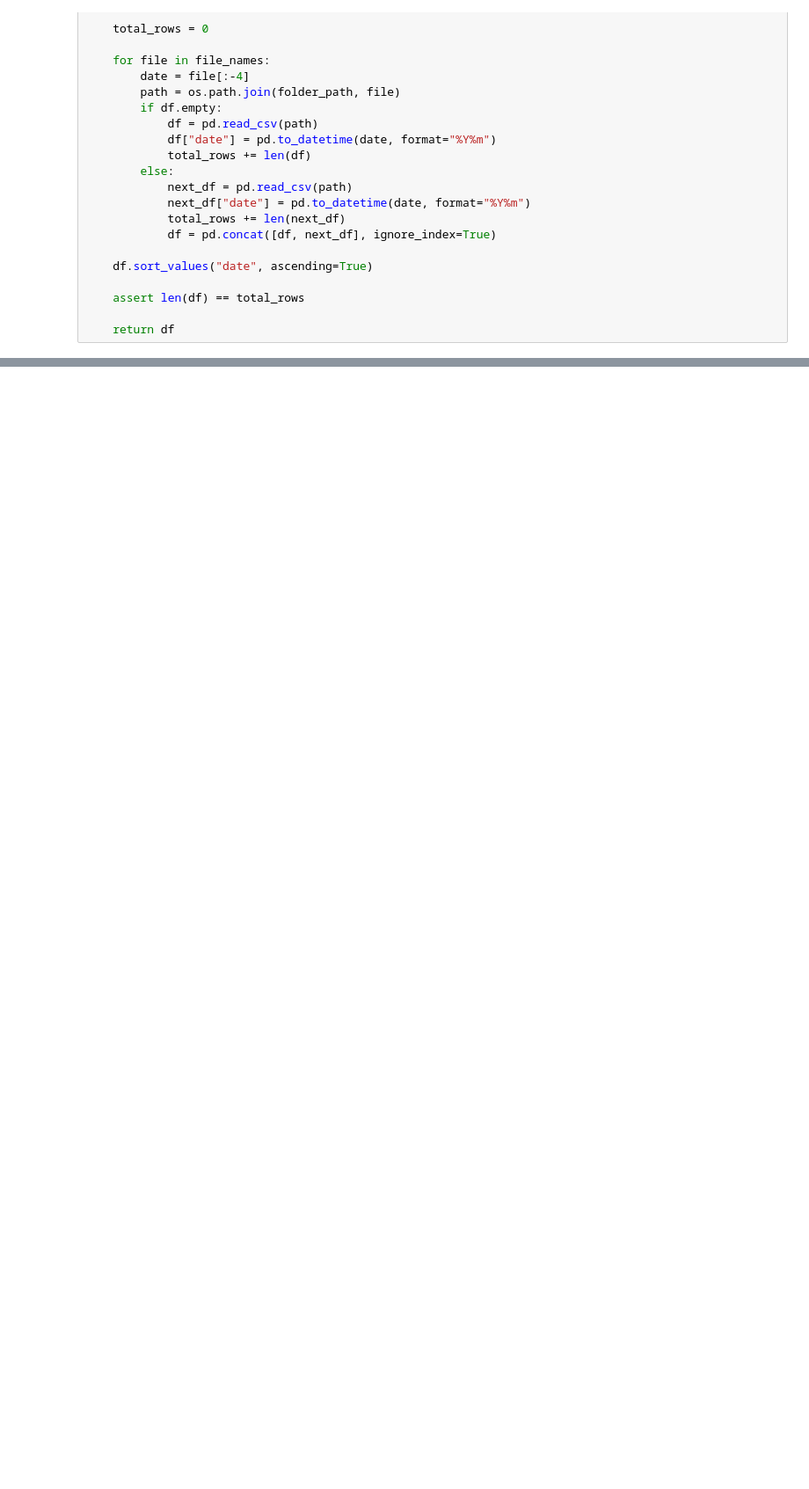
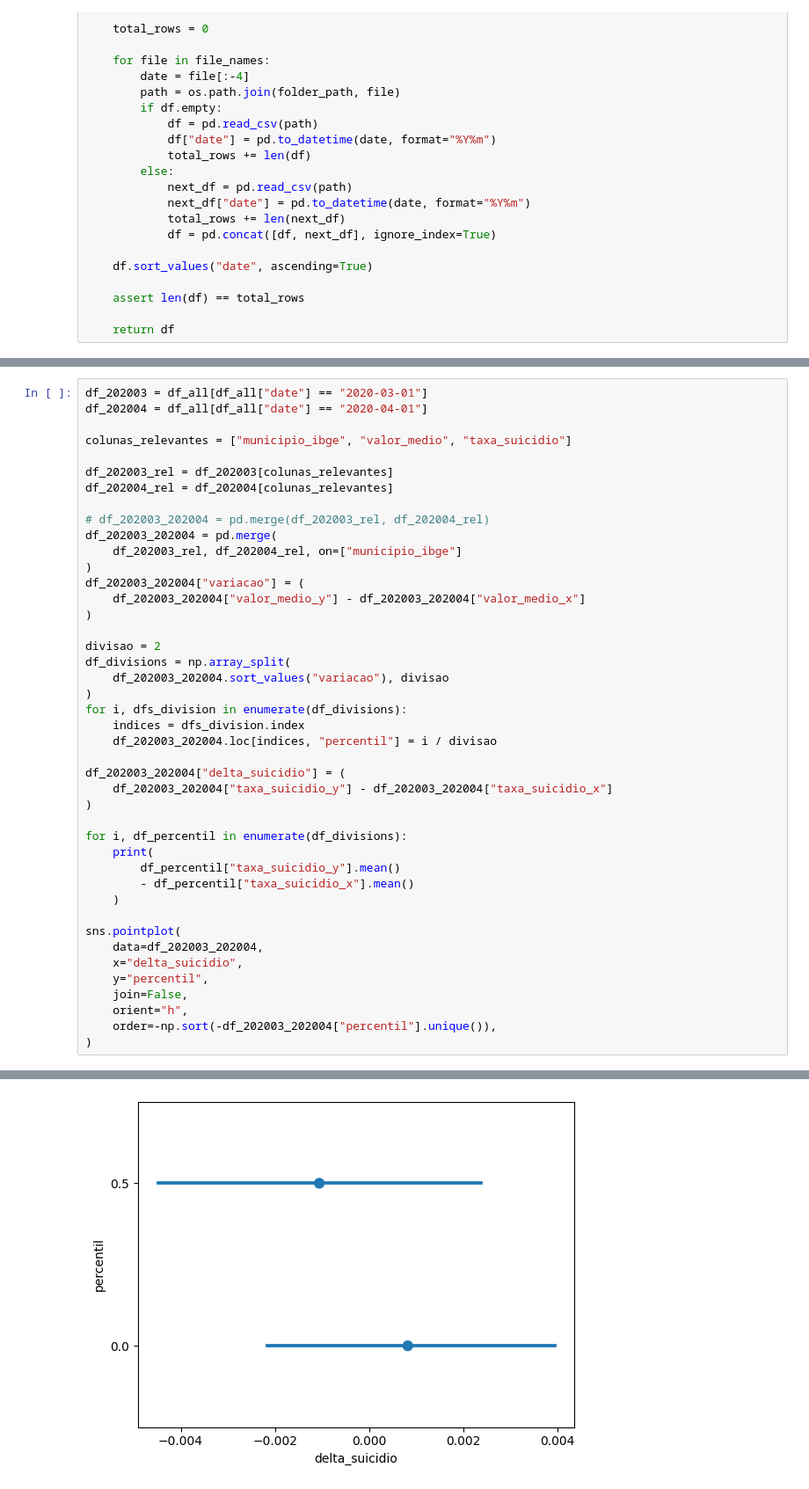
Before and after one commit to dlotter/monografia, a Jupyter notebook: exploratoria.ipynb, the cells around one changed output, grey strips where cells are left out. Shown at 88% size. Cells and saved outputs as stored; diff of their text form; blank space fills up the shorter version.

```diff
--- a/exploratoria.ipynb
+++ b/exploratoria.ipynb
@@ -82,0 +161,44 @@ print(data[data['date'] == '2020-10-01']['beneficiarios_auxilio_emergencial'][38
+# %%
+df_202003 = df_all[df_all["date"] == "2020-03-01"]
+df_202004 = df_all[df_all["date"] == "2020-04-01"]
+
+colunas_relevantes = ["municipio_ibge", "valor_medio", "taxa_suicidio"]
+
+df_202003_rel = df_202003[colunas_relevantes]
+df_202004_rel = df_202004[colunas_relevantes]
+
+# df_202003_202004 = pd.merge(df_202003_rel, df_202004_rel)
+df_202003_202004 = pd.merge(
+    df_202003_rel, df_202004_rel, on=["municipio_ibge"]
+)
+df_202003_202004["variacao"] = (
+    df_202003_202004["valor_medio_y"] - df_202003_202004["valor_medio_x"]
+)
+
+divisao = 2
+df_divisions = np.array_split(
+    df_202003_202004.sort_values("variacao"), divisao
+)
+for i, dfs_division in enumerate(df_divisions):
+    indices = dfs_division.index
+    df_202003_202004.loc[indices, "percentil"] = i / divisao
+
+df_202003_202004["delta_suicidio"] = (
+    df_202003_202004["taxa_suicidio_y"] - df_202003_202004["taxa_suicidio_x"]
+)
+
+for i, df_percentil in enumerate(df_divisions):
+    print(
+        df_percentil["taxa_suicidio_y"].mean()
+        - df_percentil["taxa_suicidio_x"].mean()
+    )
+
+sns.pointplot(
+    data=df_202003_202004,
+    x="delta_suicidio",
+    y="percentil",
+    join=False,
+    orient="h",
+    order=-np.sort(-df_202003_202004["percentil"].unique()),
+)
+# %% [output]
@@ -82,0 +208 @@ print(data[data['date'] == '2020-10-01']['beneficiarios_auxilio_emergencial'][38
+[figure, added]
```
Also changed, not shown: parts of 20 cells of this notebook, 59 other files.
